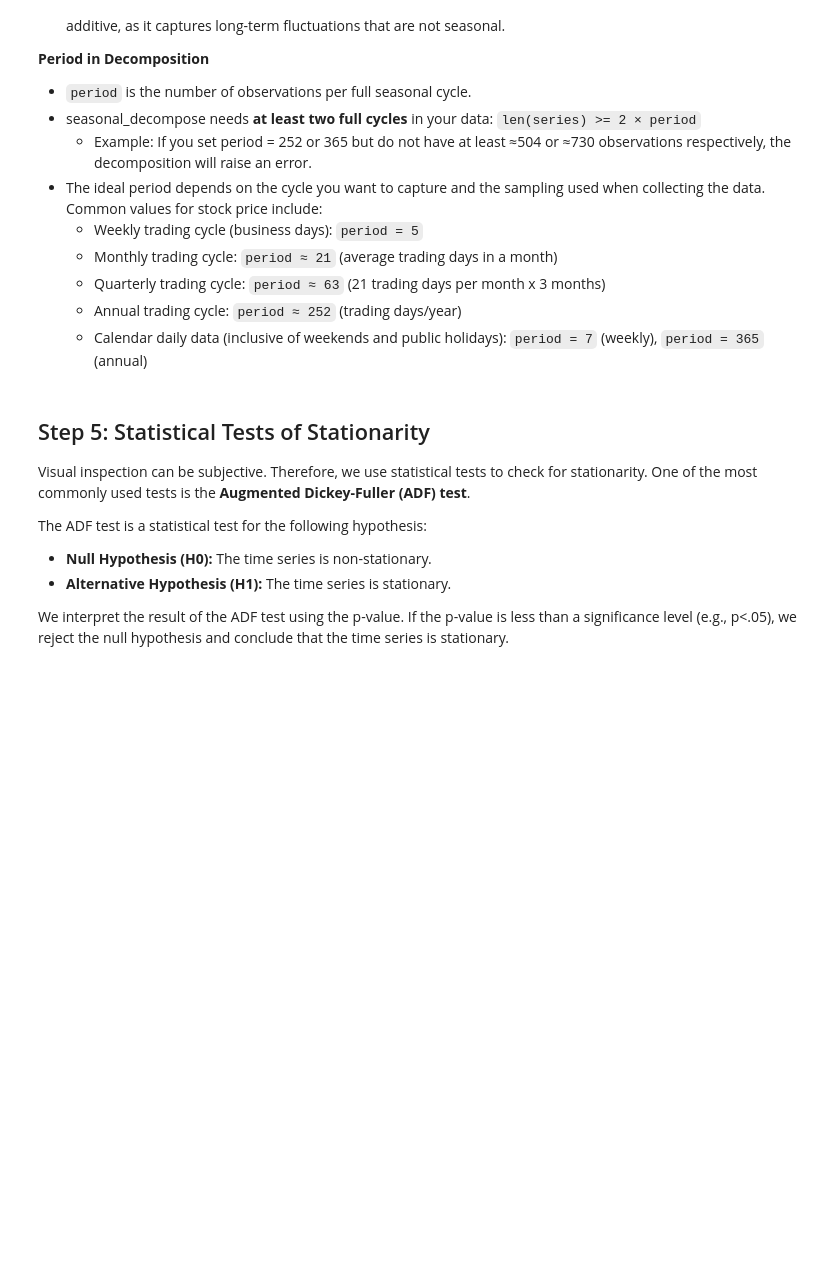
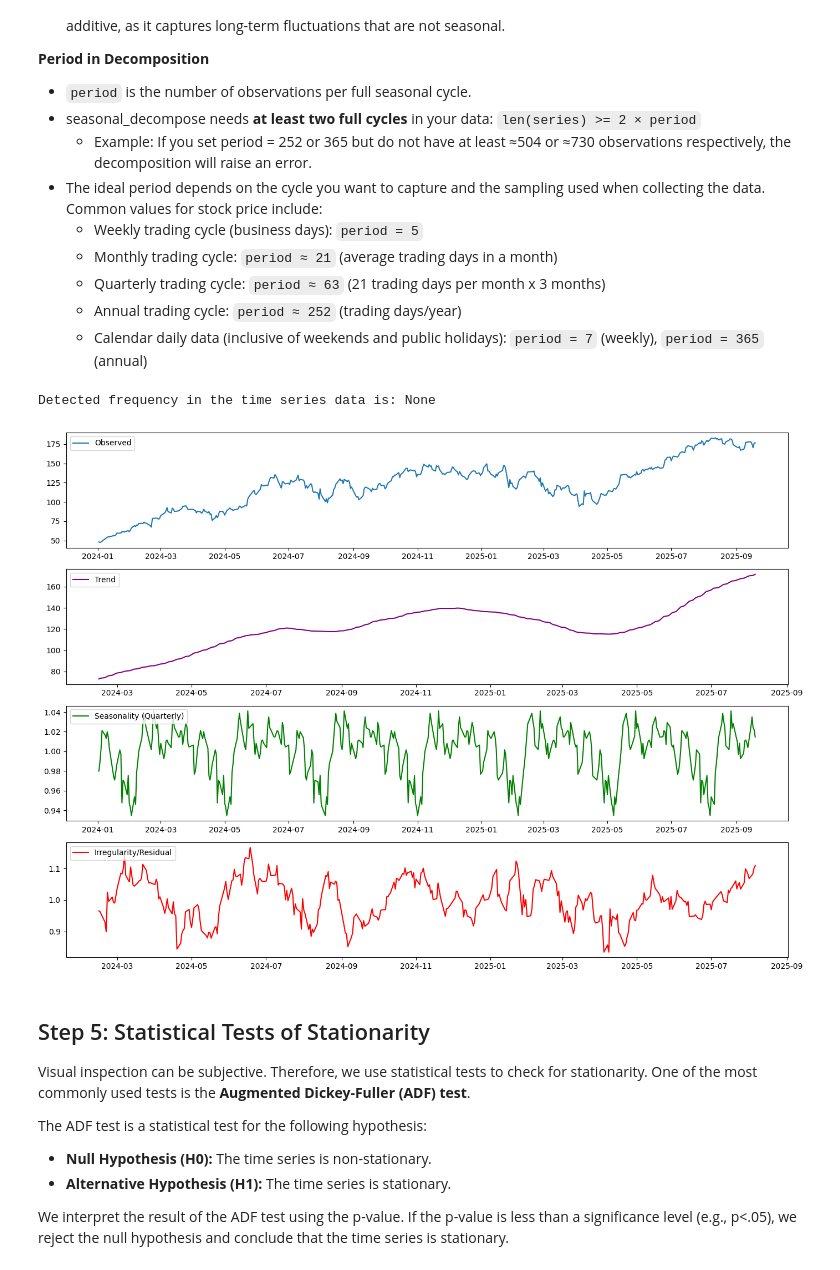
Before and after one commit to course-files/TimeSeriesForecastingandNeuralNetworks, a Jupyter notebook: 2_stationarizing_time_series_data.ipynb, the cells around one changed output. Saved outputs shown, nothing was run; the diff lists cells and outputs as text; code cells hidden in the pictures; blank space fills up the shorter version.

```diff
--- a/2_stationarizing_time_series_data.ipynb
+++ b/2_stationarizing_time_series_data.ipynb
@@ -207,9 +270,9 @@ We can use the `seasonal_decompose` function from `statsmodels` to decompose the
   - Annual trading cycle: `period ≈ 252` (trading days/year)
   - Calendar daily data (inclusive of weekends and public holidays): `period = 7` (weekly), `period = 365` (annual)
 # %%
-# Pick a single numeric series from the DataFrame if needed
-ts = data if isinstance(data, pd.Series) else data.select_dtypes(include='number').iloc[:, 0]
-ts = ts.astype('float64')
+# If data is already a Series, it uses it directly.
+# If data is a DataFrame, it selects the Close column and converts it to float64.
+ts = data if isinstance(data, pd.Series) else data["Close"].astype('float64')
 
 # Ensure DateTimeIndex and set/keep frequency if possible
 if not isinstance(ts.index, pd.DatetimeIndex):
@@ -235,33 +298,36 @@ if ts.index.freq is not None:
     elif 'M' in freqstr:  # Monthly
         period = 12
     elif 'W' in freqstr:  # Weekly
         period = 52
     elif 'Q' in freqstr:  # Quarterly
         period = 4
     elif 'D' in freqstr:  # Calendar daily (weekends included)
         period = 7 if seasonality_target == 'weekly' else 365
 
 print("Detected frequency in the time series data is:", ts.index.freq)
 
 # Decompose the time series
 decomposition = seasonal_decompose(ts, model=model_to_use, period=period)
 
 # Plot the components
 plt.figure(figsize=(14, 10))
 plt.subplot(411)
 plt.plot(decomposition.observed, label='Observed')
 plt.legend(loc='upper left')
 plt.subplot(412)
 plt.plot(decomposition.trend, label='Trend', color='purple')
 plt.legend(loc='upper left')
 plt.subplot(413)
 plt.plot(decomposition.seasonal, label='Seasonality (Quarterly)', color='green')
 plt.legend(loc='upper left')
 plt.subplot(414)
 plt.plot(decomposition.resid, label='Irregularity/Residual', color='red')
 plt.legend(loc='upper left')
 plt.tight_layout()
 plt.show()
+# %% [output]
+Detected frequency in the time series data is: None
+[figure, added]
 # %% [markdown]
 ## Step 5: Statistical Tests of Stationarity
 
```
Also changed, not shown: parts of 9 cells of this notebook.
